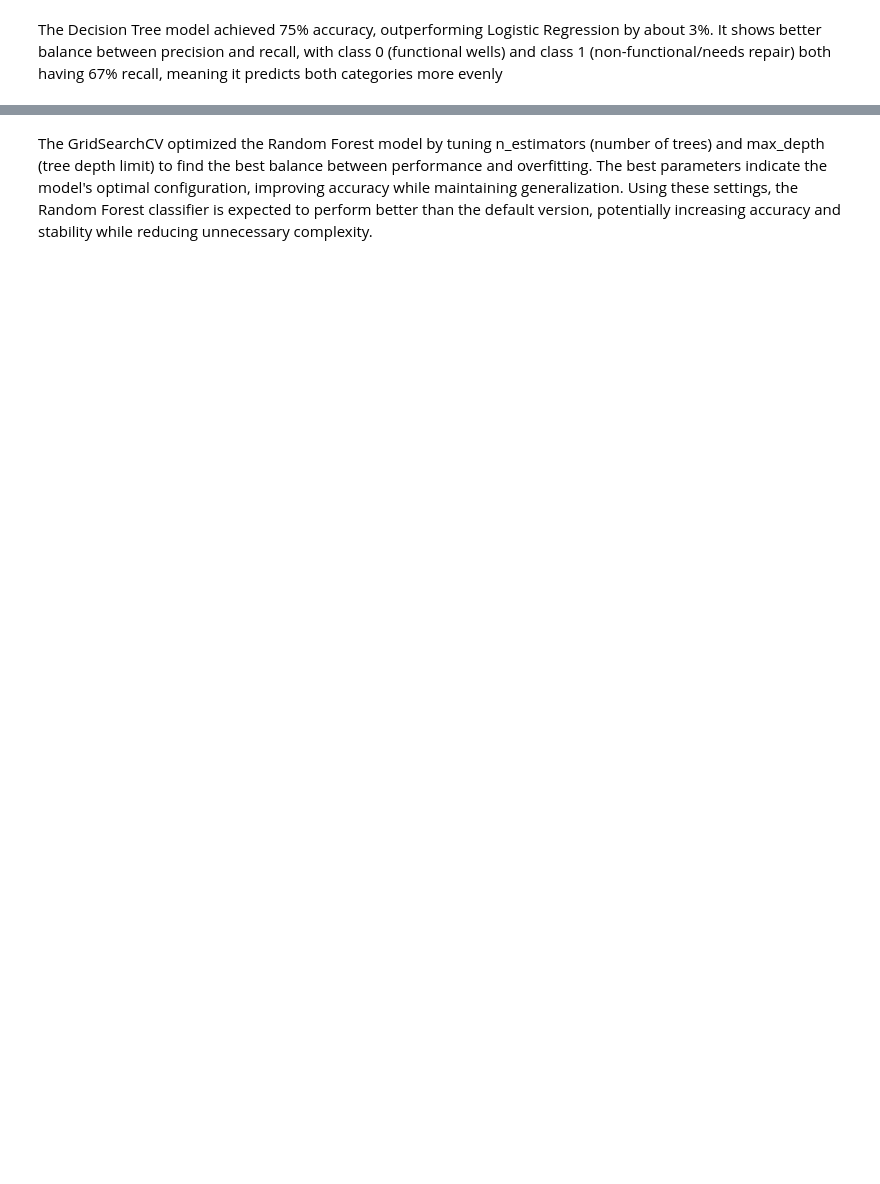
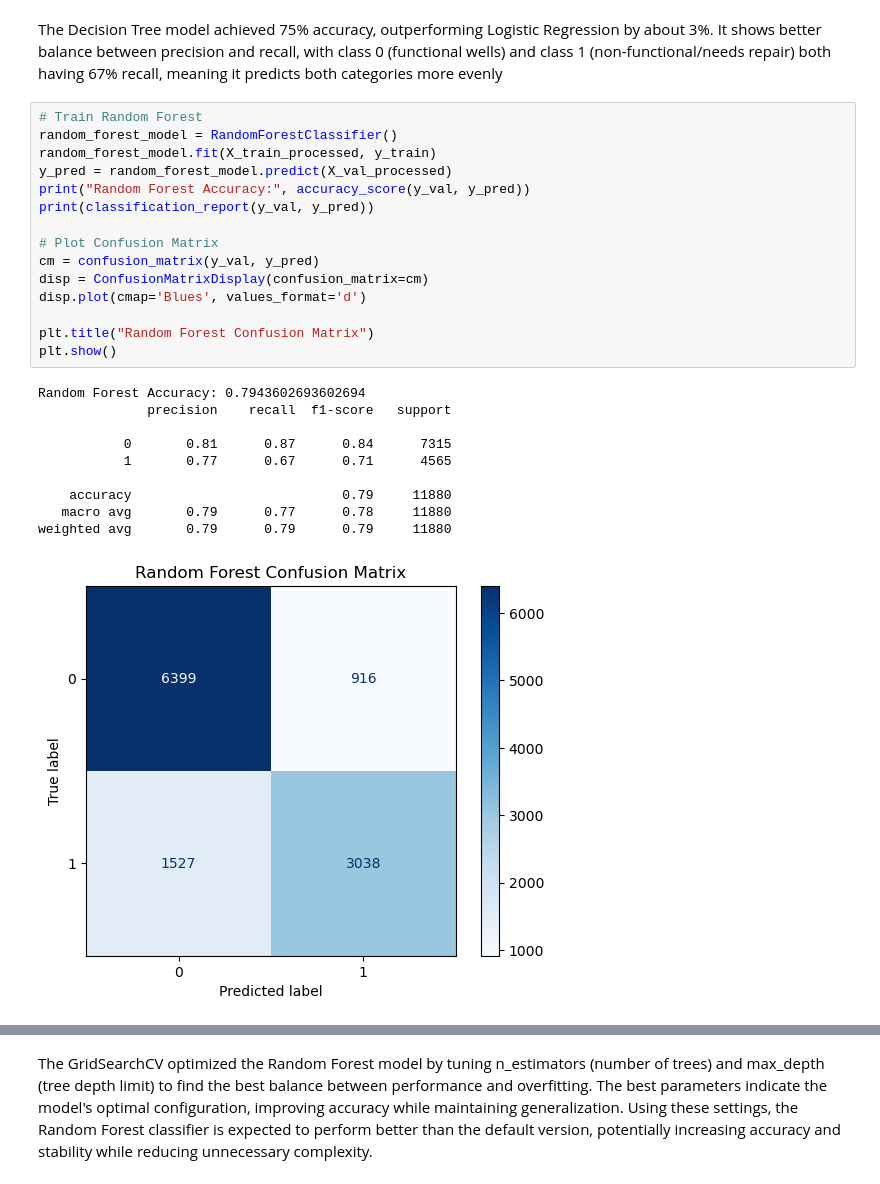
Before and after one commit to Lydia-byte-rgb/Tanzanian-Wells-Project-Phase-3, a Jupyter notebook: Phase_3_Project_.ipynb, the cells around one changed output, grey strips where cells are left out. Cells and saved outputs as stored; diff of their text form; blank space fills up the shorter version.

```diff
--- a/Phase_3_Project_.ipynb
+++ b/Phase_3_Project_.ipynb
@@ -656,2 +706,28 @@ weighted avg       0.75      0.75      0.75     11880
 # %% [markdown]
 The Decision Tree model achieved 75% accuracy, outperforming Logistic Regression by about 3%. It shows better balance between precision and recall, with class 0 (functional wells) and class 1 (non-functional/needs repair) both having 67% recall, meaning it predicts both categories more evenly
+# %%
+# Train Random Forest
+random_forest_model = RandomForestClassifier()
+random_forest_model.fit(X_train_processed, y_train)
+y_pred = random_forest_model.predict(X_val_processed)
+print("Random Forest Accuracy:", accuracy_score(y_val, y_pred))
+print(classification_report(y_val, y_pred))
+
+# Plot Confusion Matrix
+cm = confusion_matrix(y_val, y_pred)
+disp = ConfusionMatrixDisplay(confusion_matrix=cm)
+disp.plot(cmap='Blues', values_format='d')
+
+plt.title("Random Forest Confusion Matrix")
+plt.show()
+# %% [output]
+Random Forest Accuracy: 0.7943602693602694
+              precision    recall  f1-score   support
+
+           0       0.81      0.87      0.84      7315
+           1       0.77      0.67      0.71      4565
+
+    accuracy                           0.79     11880
+   macro avg       0.79      0.77      0.78     11880
+weighted avg       0.79      0.79      0.79     11880
+[figure, added]
```
Also changed, not shown: parts of 55 cells of this notebook, 4 other files.
